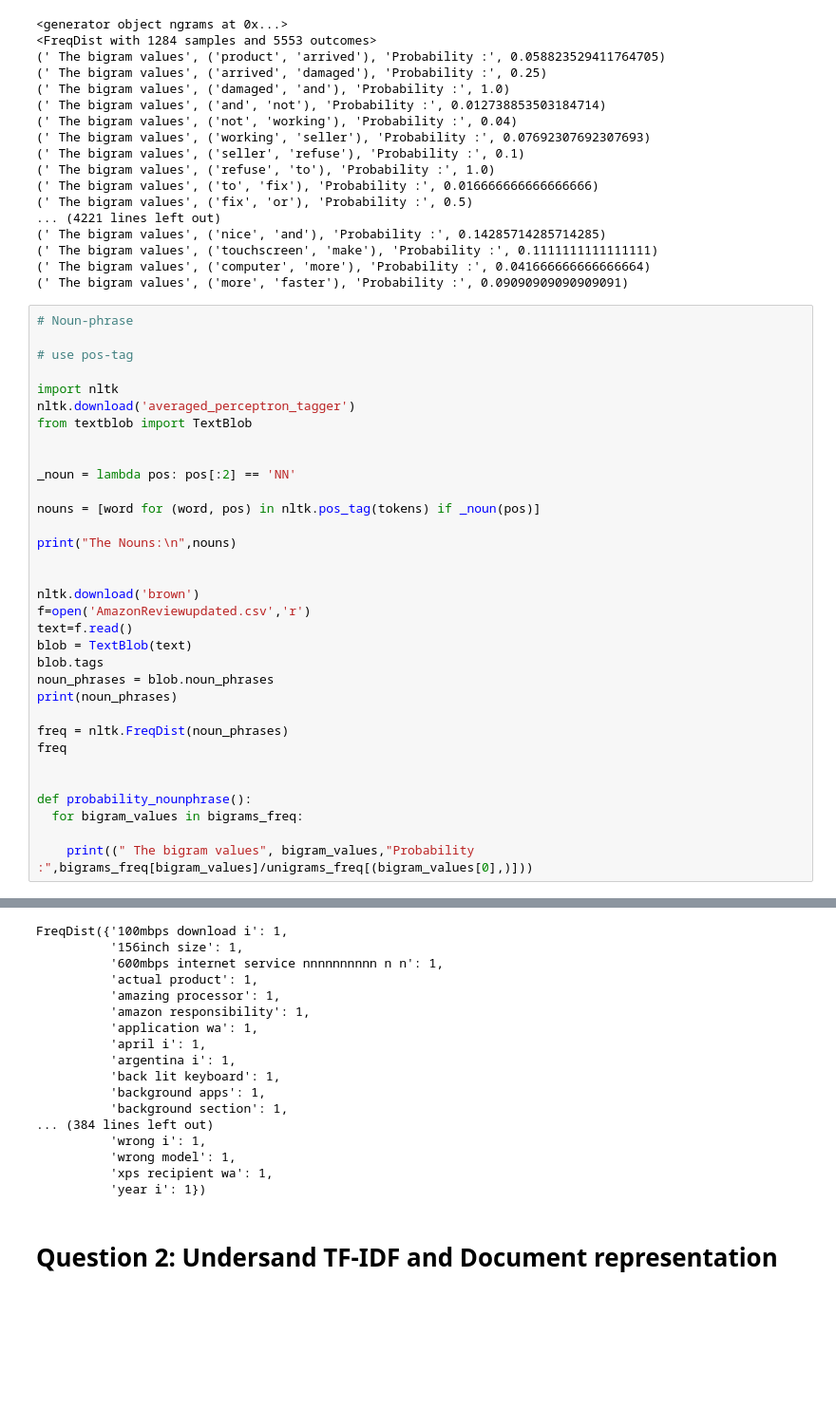
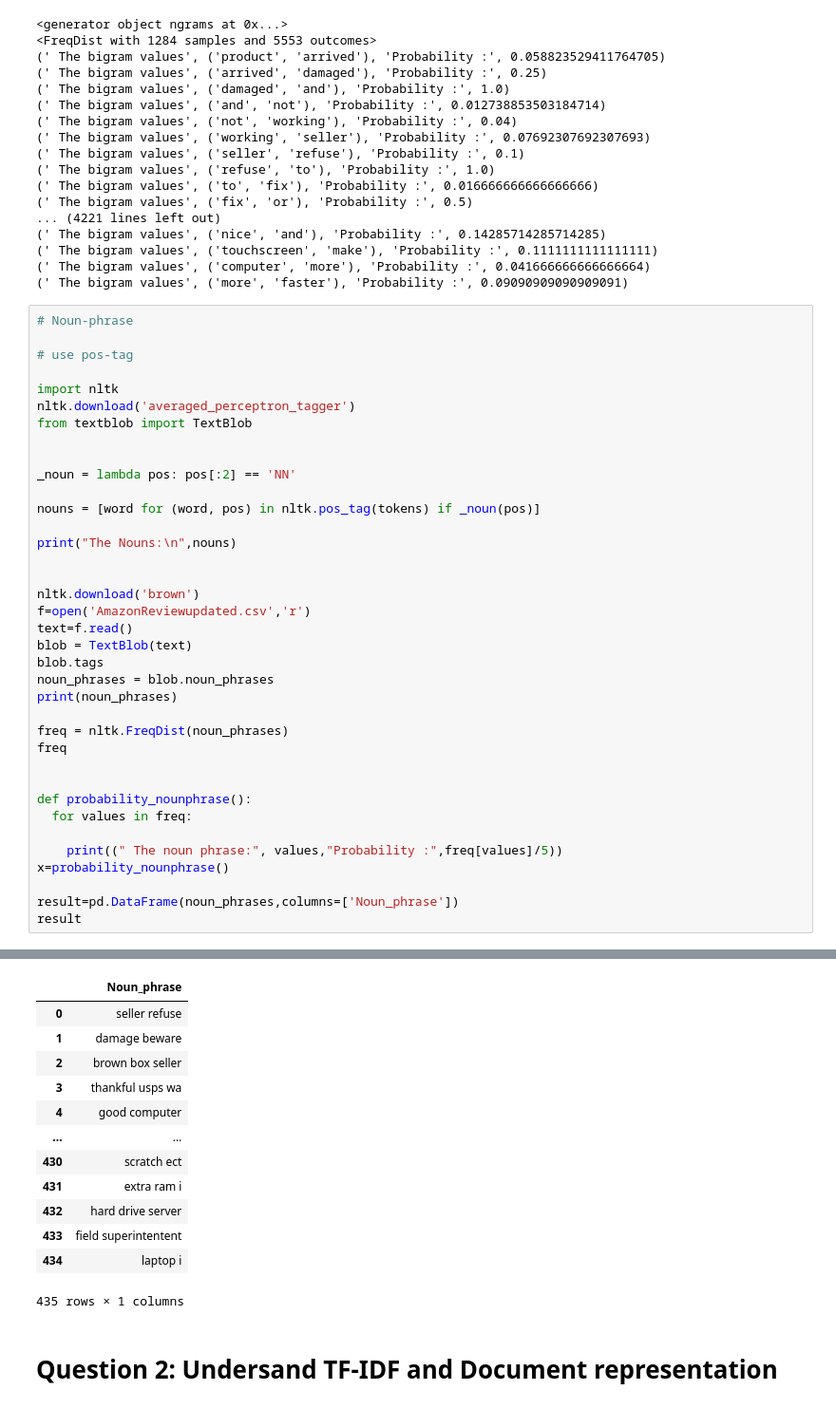
Before and after one commit to betty6you/Jing_INFO5731_Spring2020, a Jupyter notebook: INFO5731_Assignment_Three.ipynb, the cells around one changed output, grey strips where cells are left out. Shown at 95% size. Cells and saved outputs as stored; diff of their text form; blank space fills up the shorter version.

```diff
--- a/INFO5731_Assignment_Three.ipynb
+++ b/INFO5731_Assignment_Three.ipynb
@@ -134,9 +134,13 @@ freq
 
 
 def probability_nounphrase():
-  for bigram_values in bigrams_freq:
+  for values in freq:
 
-    print((" The bigram values", bigram_values,"Probability :",bigrams_freq[bigram_values]/unigrams_freq[(bigram_values[0],)]))
+    print((" The noun phrase:", values,"Probability :",freq[values]/5))
+x=probability_nounphrase()
+
+result=pd.DataFrame(noun_phrases,columns=['Noun_phrase'])
+result
 # %% [output]
 [nltk_data] Downloading package averaged_perceptron_tagger to
 [nltk_data]     /root/nltk_data...
@@ -150,20 +162,16 @@ The Nouns:
+|  | Noun_phrase |
+| 0 | seller refuse |
+| 1 | damage beware |
+| 2 | brown box seller |
+| 3 | thankful usps wa |
+| 4 | good computer |
+| ... | ... |
+| 430 | scratch ect |
+| 431 | extra ram i |
+| 432 | hard drive server |
+| 433 | field superintentent |
+| 434 | laptop i |
-FreqDist({'100mbps download i': 1,
-          '156inch size': 1,
-          '600mbps internet service nnnnnnnnnn n n': 1,
-          'actual product': 1,
-          'amazing processor': 1,
-          'amazon responsibility': 1,
-          'application wa': 1,
-          'april i': 1,
-          'argentina i': 1,
-          'back lit keyboard': 1,
-          'background apps': 1,
-          'background section': 1,
-... (384 lines left out)
-          'wrong i': 1,
-          'wrong model': 1,
-          'xps recipient wa': 1,
-          'year i': 1})
+435 rows × 1 columns
 # %% [markdown]
 # **Question 2: Undersand TF-IDF and Document representation**
 # %% [markdown]
```
Also changed, not shown: parts of 1 cell of this notebook.
